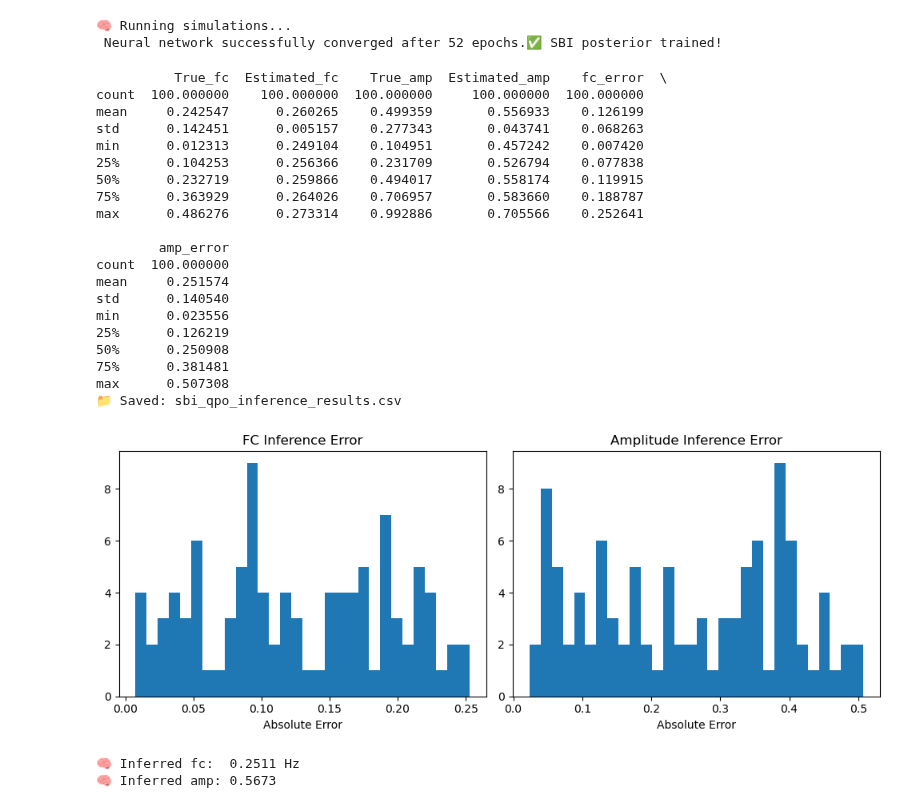
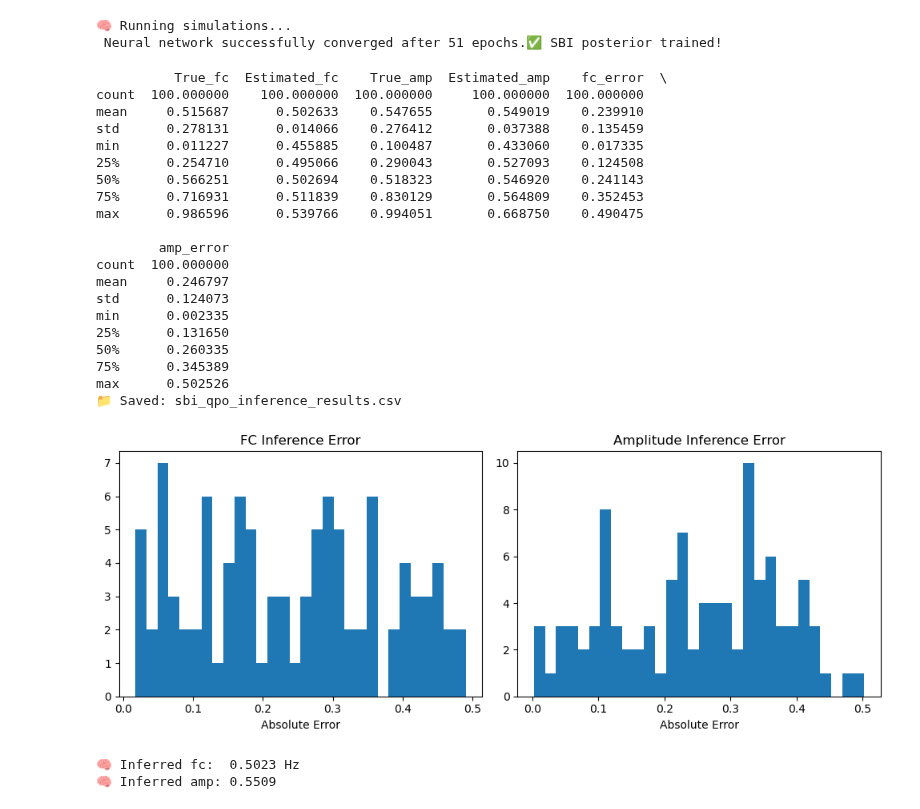
Before and after one commit to sravanth-space/ds_project, a Jupyter notebook: sbi.ipynb, the cells around one changed output. Cells and saved outputs as stored; diff of their text form; code cells hidden in the pictures.

Commit message:
Ran after change in fc to 0.01 to 1

```diff
--- a/sbi.ipynb
+++ b/sbi.ipynb
@@ -20,7 +20,7 @@ num_simulations = 1000
 num_test_samples = 100
 
 # ✅ Prior for fc and amp
-prior = sbi_utils.BoxUniform(low=torch.tensor([0.01, 0.1]), high=torch.tensor([0.5, 1.0]))  # fc, amp
+prior = sbi_utils.BoxUniform(low=torch.tensor([0.01, 0.1]), high=torch.tensor([1.0, 1.0]))  # fc, amp
 
 # ✅ Simulator using trained GAN
 def simulator(theta):
@@ -86,49 +86,49 @@ summary_df["amp_error"] = np.abs(summary_df["Estimated_amp"] - summary_df["True_
 # ✅ Print summary stats
 print(summary_df.describe())
 
 # ✅ Save to CSV
 summary_df.to_csv("sbi_qpo_inference_results.csv", index=False)
 print("📁 Saved: sbi_qpo_inference_results.csv")
 
 # ✅ Plot error histograms
 plt.figure(figsize=(10, 4))
 
 plt.subplot(1, 2, 1)
 plt.hist(summary_df["fc_error"], bins=30)
 plt.title("FC Inference Error")
 plt.xlabel("Absolute Error")
 
 plt.subplot(1, 2, 2)
 plt.hist(summary_df["amp_error"], bins=30)
 plt.title("Amplitude Inference Error")
 plt.xlabel("Absolute Error")
 
 plt.tight_layout()
 plt.show()
 # %% [output]
 🧠 Running simulations...
- Neural network successfully converged after 52 epochs.✅ SBI posterior trained!
+ Neural network successfully converged after 51 epochs.✅ SBI posterior trained!
           True_fc  Estimated_fc    True_amp  Estimated_amp    fc_error  \
 count  100.000000    100.000000  100.000000     100.000000  100.000000
-mean     0.242547      0.260265    0.499359       0.556933    0.126199
-std      0.142451      0.005157    0.277343       0.043741    0.068263
-min      0.012313      0.249104    0.104951       0.457242    0.007420
-25%      0.104253      0.256366    0.231709       0.526794    0.077838
-50%      0.232719      0.259866    0.494017       0.558174    0.119915
-75%      0.363929      0.264026    0.706957       0.583660    0.188787
-max      0.486276      0.273314    0.992886       0.705566    0.252641
+mean     0.515687      0.502633    0.547655       0.549019    0.239910
+std      0.278131      0.014066    0.276412       0.037388    0.135459
+min      0.011227      0.455885    0.100487       0.433060    0.017335
+25%      0.254710      0.495066    0.290043       0.527093    0.124508
+50%      0.566251      0.502694    0.518323       0.546920    0.241143
+75%      0.716931      0.511839    0.830129       0.564809    0.352453
+max      0.986596      0.539766    0.994051       0.668750    0.490475
 
         amp_error
 count  100.000000
-mean     0.251574
-std      0.140540
-min      0.023556
-25%      0.126219
-50%      0.250908
-75%      0.381481
-max      0.507308
+mean     0.246797
+std      0.124073
+min      0.002335
+25%      0.131650
+50%      0.260335
+75%      0.345389
+max      0.502526
 📁 Saved: sbi_qpo_inference_results.csv
-[figure, old version]
+[figure, new version]
 # %%
 # Load x_obs from saved file
 x_obs = torch.tensor(np.load("xmm_qpo_psd_obs.npy"), dtype=torch.float32)
@@ -143,8 +143,8 @@ amp_est = samples[:, 1].mean().item()
 print(f"🧠 Inferred fc:  {fc_est:.4f} Hz")
 print(f"🧠 Inferred amp: {amp_est:.4f}")
 # %% [output]
-🧠 Inferred fc:  0.2511 Hz
-🧠 Inferred amp: 0.5673
+🧠 Inferred fc:  0.5023 Hz
+🧠 Inferred amp: 0.5509
 # %%
 import seaborn as sns
 
```
Also changed, not shown: parts of 4 cells of this notebook.
